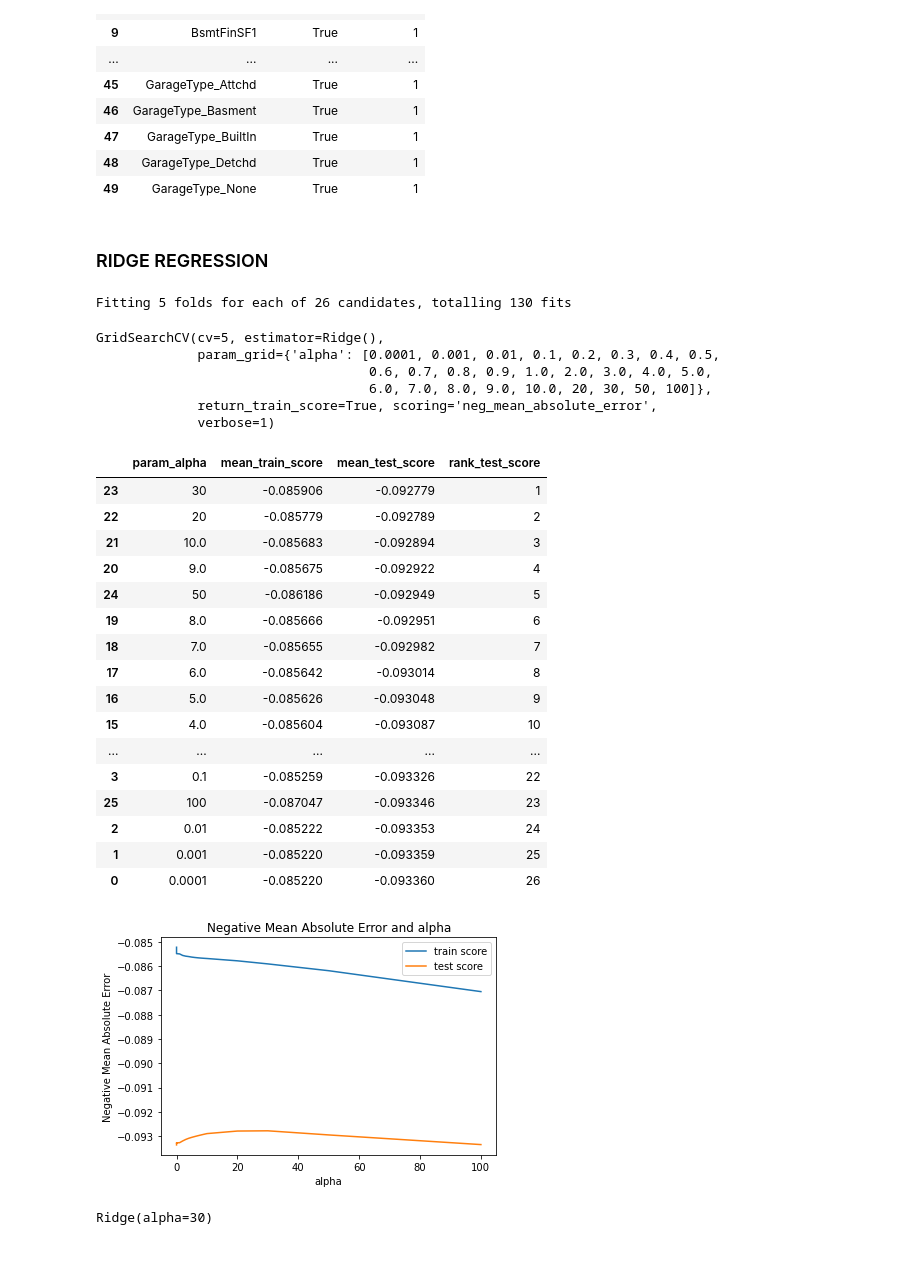
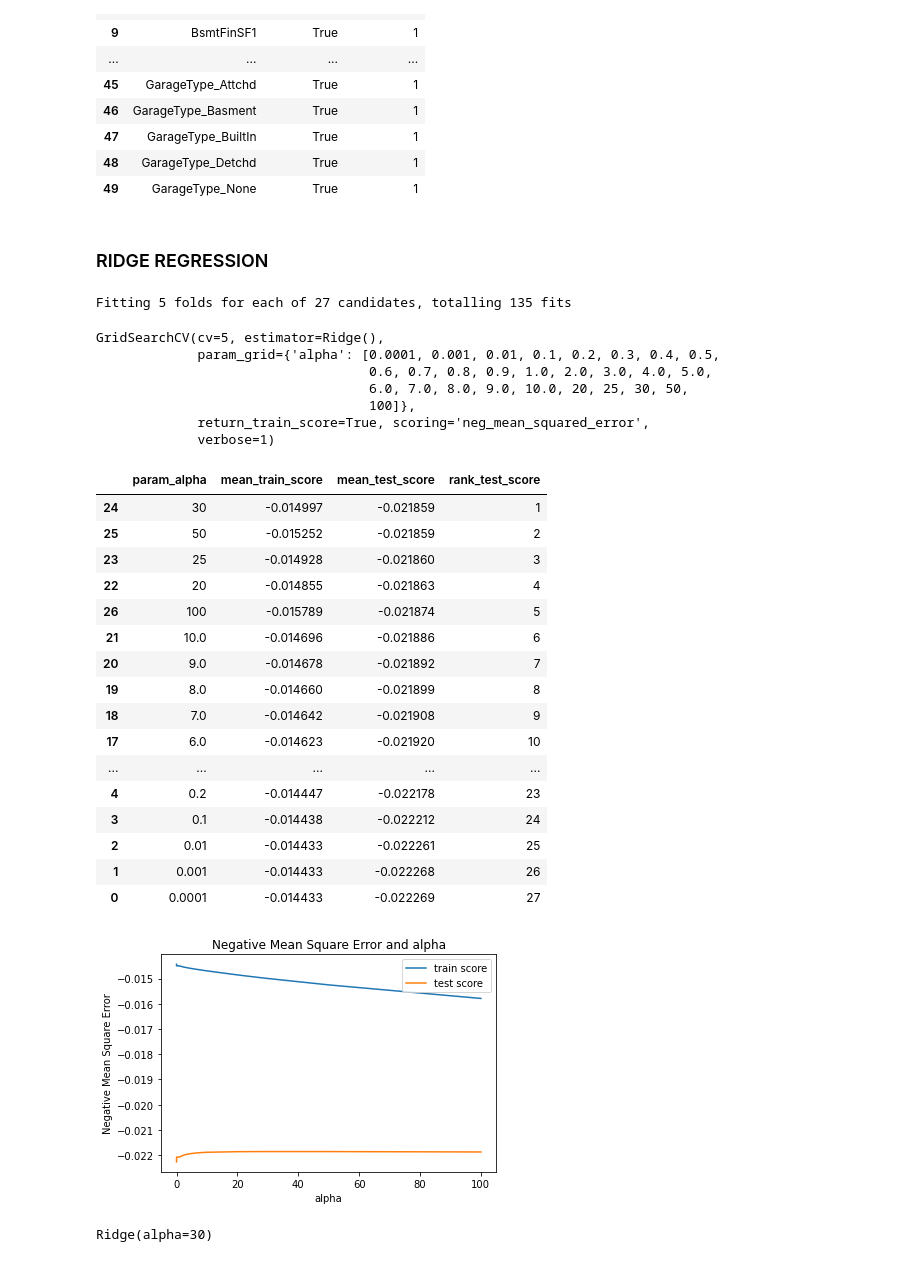
Before and after one commit to GautiBhutani/HousePredictionAssignment, a Jupyter notebook: advanced_regression-part1.ipynb, the cells around one changed output. Drawn from its saved outputs; the diff is of its cells as text; code cells hidden in the pictures.

```diff
--- a/advanced_regression-part1.ipynb
+++ b/advanced_regression-part1.ipynb
@@ -443,3 +451,7 @@ house_df = house_df.drop(['GarageQual','BsmtFinSF2','LowQualFinSF','BsmtHalfBath
+# %%
+house_df = house_df.drop(['GarageQual','BsmtFinSF2','LowQualFinSF','BsmtHalfBath','MiscFeature','PavedDrive','BsmtCond','SaleType',
+'KitchenAbvGr','CentralAir', '3SsnPorch','ScreenPorch','PoolArea','PoolQC','MiscVal','Street', 'Alley','Utilities','RoofMatl',
+'Condition1', 'Condition2','LandSlope', 'Heating','BsmtFinType2', 'Electrical','GarageCond', 'Fence','Functional' ,'ExterCond','LandContour','EnclosedPorch'], axis = 1)
 # %%
 house_df.head()
 # %% [output]
@@ -477,7 +489,7 @@ house_df.shape
 
 # For values which can be ordered, we have given an ordered sequence value
 
-house_df['LandContour'] = house_df['LandContour'].map({'Lvl': 3, 'Bnk': 2, 'HLS': 1, 'Low': 0})
+#house_df['LandContour'] = house_df['LandContour'].map({'Lvl': 3, 'Bnk': 2, 'HLS': 1, 'Low': 0})
 house_df['LotShape'] = house_df['LotShape'].map({'Reg': 3, 'IR1': 2, 'IR2': 1, 'IR3': 0})
 house_df['LotConfig'] = house_df['LotConfig'].map({'Inside': 5, 'Corner': 4, 'CulDSac': 3, 'FR2': 2, 'FR3': 1, 'None': 0  })
 house_df['ExterQual'] = house_df['ExterQual'].map({'Ex': 5, 'Gd': 4, 'TA': 3, 'Fa': 2, 'Po': 1, 'None': 0 })
@@ -727,74 +785,75 @@ X_train_rfe = X_train[col]
 
 X_train = X_train_rfe[X_train_rfe.columns]
 X_test =  X_test[X_train.columns]
-# %% [markdown]
-### RIDGE REGRESSION
+# %% [markdown]
+### RIDGE REGRESSION
 # %%
-# list pf alphas
+# list of alpha values
 
 params = {'alpha': [0.0001, 0.001, 0.01, 0.1, 0.2, 0.3, 0.4, 0.5, 0.6, 0.7, 0.8, 0.9, 1.0, 2.0, 3.0, 4.0, 5.0, 6.0, 7.0, 8.0,
-                    9.0, 10.0, 20, 30, 50, 100 ]}
+                    9.0, 10.0, 20,25, 30, 50, 100 ]}
 
 ridge = Ridge()
 
-# cross validation
+# cross validation withe GridSearchCV
 
 folds = 5
-ridge_model_cv = GridSearchCV(estimator = ridge,
+ridge_cv = GridSearchCV(estimator = ridge,
                         param_grid = params,
-                        scoring= 'neg_mean_absolute_error',
+                        scoring= 'neg_mean_squared_error',
                         cv = folds,
                         return_train_score=True,
                         verbose = 1)
-ridge_model_cv.fit(X_train, y_train)
+ridge_cv.fit(X_train, y_train)
 # %% [output]
-Fitting 5 folds for each of 26 candidates, totalling 130 fits
+Fitting 5 folds for each of 27 candidates, totalling 135 fits
 GridSearchCV(cv=5, estimator=Ridge(),
              param_grid={'alpha': [0.0001, 0.001, 0.01, 0.1, 0.2, 0.3, 0.4, 0.5,
                                    0.6, 0.7, 0.8, 0.9, 1.0, 2.0, 3.0, 4.0, 5.0,
-                                   6.0, 7.0, 8.0, 9.0, 10.0, 20, 30, 50, 100]},
-             return_train_score=True, scoring='neg_mean_absolute_error',
+                                   6.0, 7.0, 8.0, 9.0, 10.0, 20, 25, 30, 50,
+                                   100]},
+             return_train_score=True, scoring='neg_mean_squared_error',
              verbose=1)
 # %%
-# display the mean scores
+# display the scores
 
-ridge_cv_results = pd.DataFrame(ridge_model_cv.cv_results_)
+ridge_cv_results = pd.DataFrame(ridge_cv.cv_results_)
 ridge_cv_results = ridge_cv_results[ridge_cv_results['param_alpha']<=500]
 ridge_cv_results[['param_alpha', 'mean_train_score', 'mean_test_score', 'rank_test_score']].sort_values(by = ['rank_test_score'])
 # %% [output]
 |  | param_alpha | mean_train_score | mean_test_score | rank_test_score |
-| 23 | 30 | -0.085906 | -0.092779 | 1 |
-| 22 | 20 | -0.085779 | -0.092789 | 2 |
-| 21 | 10.0 | -0.085683 | -0.092894 | 3 |
-| 20 | 9.0 | -0.085675 | -0.092922 | 4 |
-| 24 | 50 | -0.086186 | -0.092949 | 5 |
-| 19 | 8.0 | -0.085666 | -0.092951 | 6 |
-| 18 | 7.0 | -0.085655 | -0.092982 | 7 |
-| 17 | 6.0 | -0.085642 | -0.093014 | 8 |
-| 16 | 5.0 | -0.085626 | -0.093048 | 9 |
-| 15 | 4.0 | -0.085604 | -0.093087 | 10 |
+| 24 | 30 | -0.014997 | -0.021859 | 1 |
+| 25 | 50 | -0.015252 | -0.021859 | 2 |
+| 23 | 25 | -0.014928 | -0.021860 | 3 |
+| 22 | 20 | -0.014855 | -0.021863 | 4 |
+| 26 | 100 | -0.015789 | -0.021874 | 5 |
+| 21 | 10.0 | -0.014696 | -0.021886 | 6 |
+| 20 | 9.0 | -0.014678 | -0.021892 | 7 |
+| 19 | 8.0 | -0.014660 | -0.021899 | 8 |
+| 18 | 7.0 | -0.014642 | -0.021908 | 9 |
+| 17 | 6.0 | -0.014623 | -0.021920 | 10 |
 | ... | ... | ... | ... | ... |
-| 3 | 0.1 | -0.085259 | -0.093326 | 22 |
-| 25 | 100 | -0.087047 | -0.093346 | 23 |
-| 2 | 0.01 | -0.085222 | -0.093353 | 24 |
-| 1 | 0.001 | -0.085220 | -0.093359 | 25 |
-| 0 | 0.0001 | -0.085220 | -0.093360 | 26 |
+| 4 | 0.2 | -0.014447 | -0.022178 | 23 |
+| 3 | 0.1 | -0.014438 | -0.022212 | 24 |
+| 2 | 0.01 | -0.014433 | -0.022261 | 25 |
+| 1 | 0.001 | -0.014433 | -0.022268 | 26 |
+| 0 | 0.0001 | -0.014433 | -0.022269 | 27 |
 # %%
 # plotting mean test and train scoes with alpha
 
 ridge_cv_results['param_alpha'] = ridge_cv_results['param_alpha'].astype('int32')
 
-# plotting
+# plot
 
 plt.plot(ridge_cv_results['param_alpha'], ridge_cv_results['mean_train_score'])
 plt.plot(ridge_cv_results['param_alpha'], ridge_cv_results['mean_test_score'])
 plt.xlabel('alpha')
-plt.ylabel('Negative Mean Absolute Error')
-plt.title("Negative Mean Absolute Error and alpha")
+plt.ylabel('Negative Mean Square Error')
+plt.title("Negative Mean Square Error and alpha")
 plt.legend(['train score', 'test score'], loc='upper right')
 plt.show()
 # %% [output]
-[figure, old version]
+[figure, new version]
 # %%
 # get the best estimator for lambda
 
```
Also changed, not shown: parts of 126 cells of this notebook, 2 other files.
